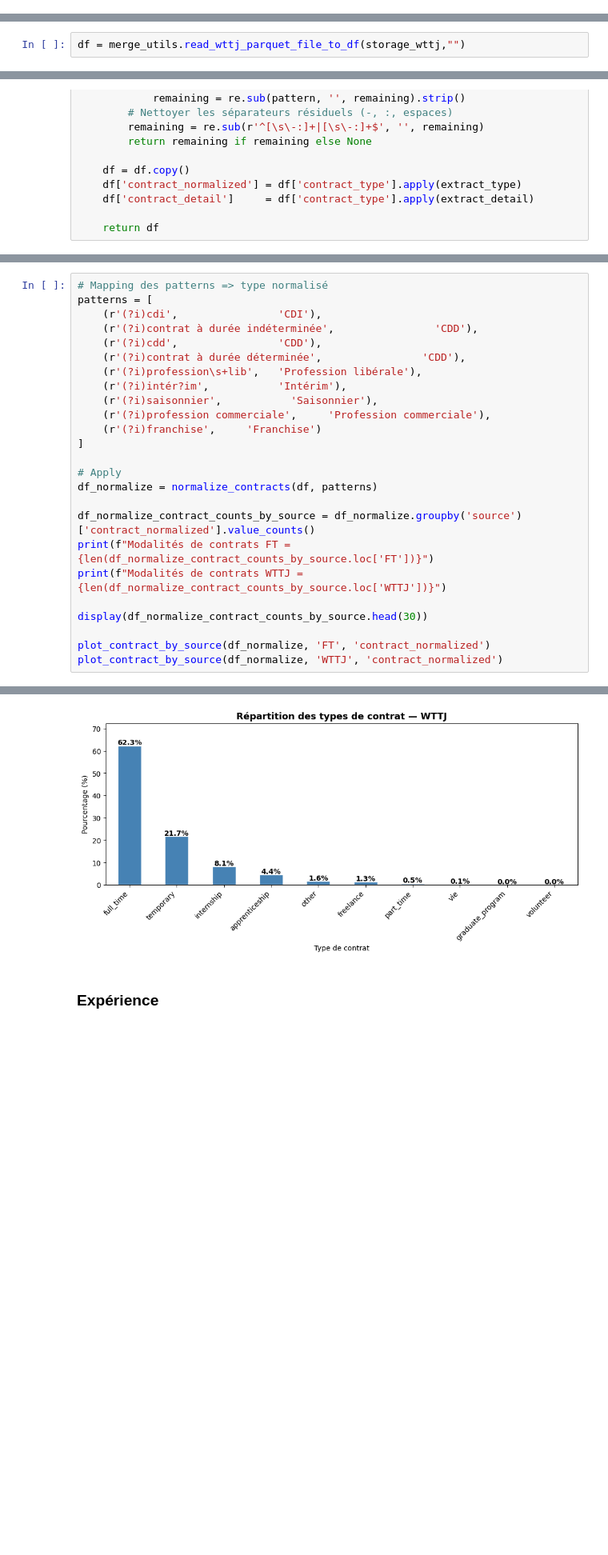
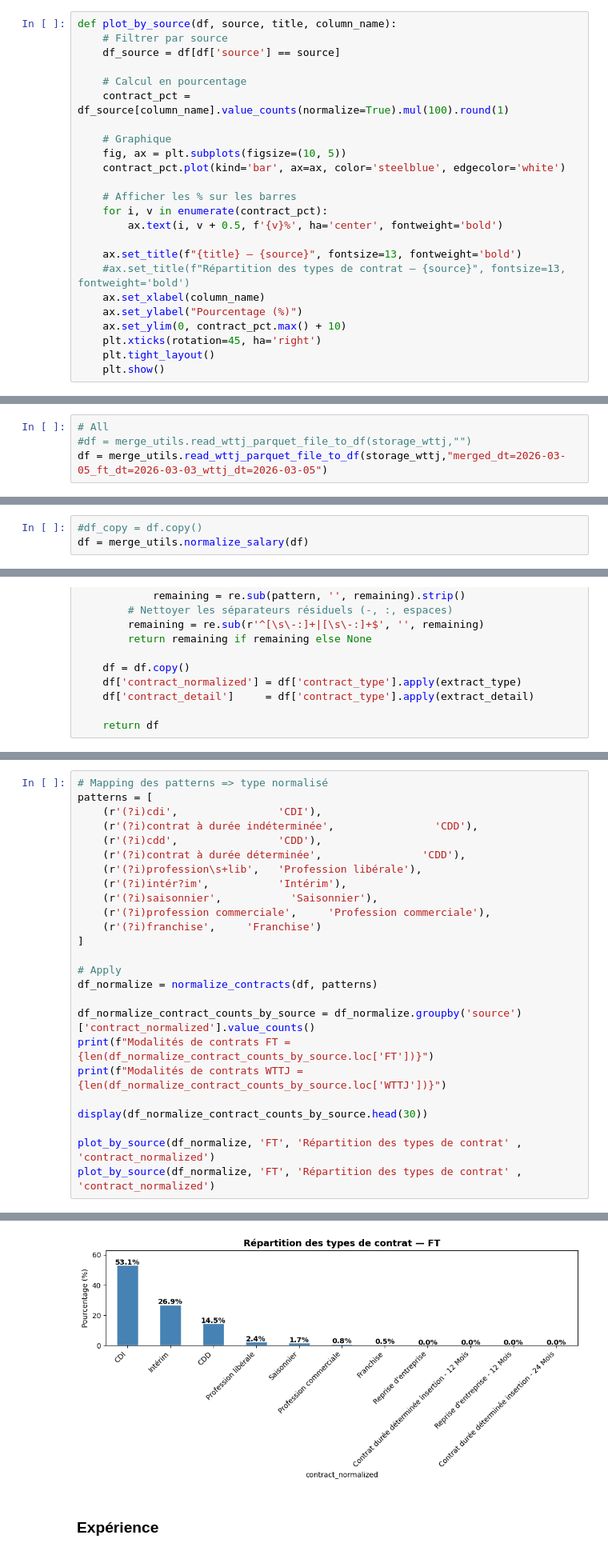
Before and after one commit to DataScientest-Studio/jan26_bde_jobmarket, a Jupyter notebook: notebooks/00_exploration/Merge/analyze_merged.ipynb, the cells around one changed output, grey strips where cells are left out. Shown at 80% size. Drawn from its saved outputs; the diff is of its cells as text; blank space fills up the shorter version.

```diff
--- a/notebooks/00_exploration/Merge/analyze_merged.ipynb
+++ b/notebooks/00_exploration/Merge/analyze_merged.ipynb
@@ -5,3 +39,27 @@ import pandas as pd
+# %%
+def plot_by_source(df, source, title, column_name):
+    # Filtrer par source
+    df_source = df[df['source'] == source]
+
+    # Calcul en pourcentage
+    contract_pct = df_source[column_name].value_counts(normalize=True).mul(100).round(1)
+
+    # Graphique
+    fig, ax = plt.subplots(figsize=(10, 5))
+    contract_pct.plot(kind='bar', ax=ax, color='steelblue', edgecolor='white')
+
+    # Afficher les % sur les barres
+    for i, v in enumerate(contract_pct):
+        ax.text(i, v + 0.5, f'{v}%', ha='center', fontweight='bold')
+
+    ax.set_title(f"{title} — {source}", fontsize=13, fontweight='bold')
+    #ax.set_title(f"Répartition des types de contrat — {source}", fontsize=13, fontweight='bold')
+    ax.set_xlabel(column_name)
+    ax.set_ylabel("Pourcentage (%)")
+    ax.set_ylim(0, contract_pct.max() + 10)
+    plt.xticks(rotation=45, ha='right')
+    plt.tight_layout()
+    plt.show()
 # %% [markdown]
 # Accessing Storage Files: Bronze → Silver
 Explore how to access and manipulate job files stored in the bronze and silver layers using `get_storage_from_env()` and the project environment configuration.
@@ -41,4 +98,6 @@ storage_wttj = get_storage_from_env("silver", "merged")
 # %% [markdown]
 ## Load wttj parquet file with helper
 # %%
-df = merge_utils.read_wttj_parquet_file_to_df(storage_wttj,"")
+# All
+#df = merge_utils.read_wttj_parquet_file_to_df(storage_wttj,"")
+df = merge_utils.read_wttj_parquet_file_to_df(storage_wttj,"merged_dt=2026-03-05_ft_dt=2026-03-03_wttj_dt=2026-03-05")
@@ -64,0 +254,3 @@ memory usage: 1.3+ GB
+# %%
+#df_copy = df.copy()
+df = merge_utils.normalize_salary(df)
@@ -170,8 +576,8 @@ print(f"Modalités de contrats WTTJ = {len(df_normalize_contract_counts_by_sourc
 
 display(df_normalize_contract_counts_by_source.head(30))
 
-plot_contract_by_source(df_normalize, 'FT', 'contract_normalized')
-plot_contract_by_source(df_normalize, 'WTTJ', 'contract_normalized')
+plot_by_source(df_normalize, 'FT', 'Répartition des types de contrat' ,  'contract_normalized')
+plot_by_source(df_normalize, 'FT', 'Répartition des types de contrat' ,  'contract_normalized')
 # %% [output]
 Modalités de contrats FT = 11
 Modalités de contrats WTTJ = 10
@@ -196,4 +602,4 @@ Name: count, dtype: int64
-[figure, old version]
+[figure, new version]
 # %% [markdown]
 ### Expérience
 # %%
```
Also changed, not shown: parts of 25 cells of this notebook.
